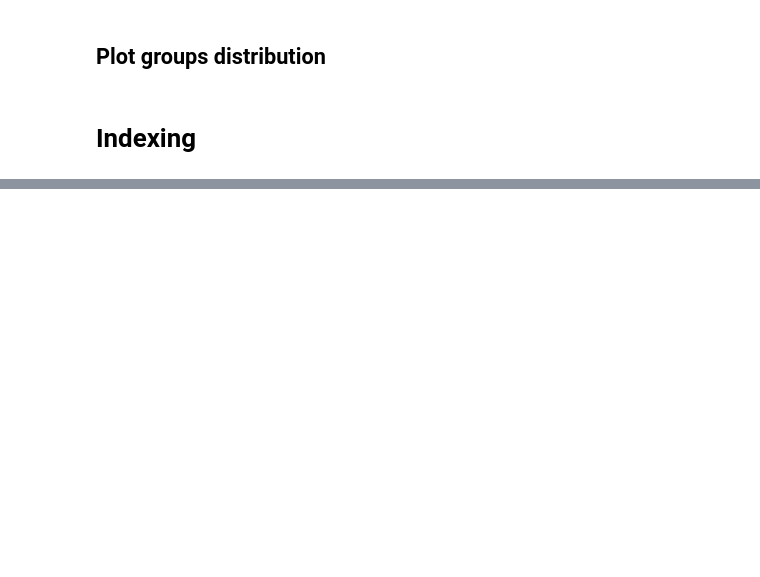
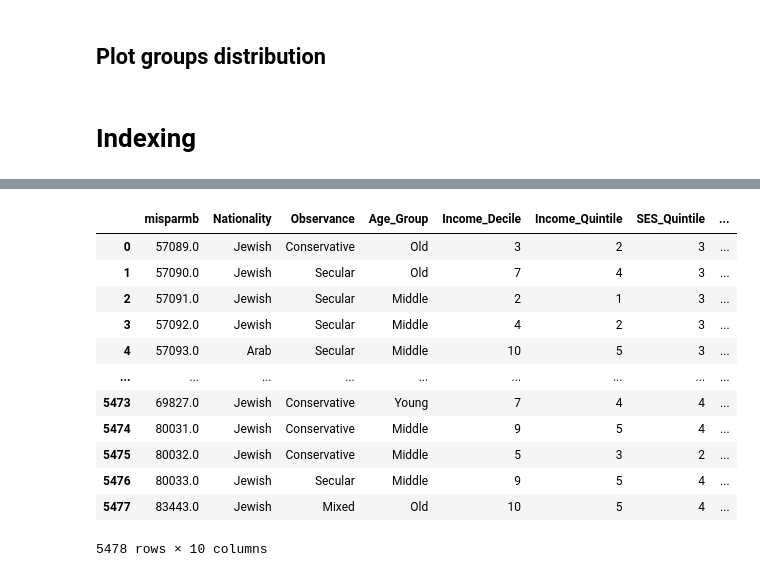
Before and after one commit to roykisluk/Inflation-Heterogeneity, a Jupyter notebook: Main.ipynb, the cells around one changed output, grey strips where cells are left out. Cells and saved outputs as stored; diff of their text form; code cells hidden in the pictures; blank space fills up the shorter version.

```diff
--- a/Main.ipynb
+++ b/Main.ipynb
@@ -145,0 +217,17 @@ plt.show()
+# %%
+year = 2022
+Groups[year]
+# %% [output]
+|  | misparmb | Nationality | Observance | Age_Group | Income_Decile | Income_Quintile | SES_Quintile | ... |
+| 0 | 57089.0 | Jewish | Conservative | Old | 3 | 2 | 3 | ... |
+| 1 | 57090.0 | Jewish | Secular | Old | 7 | 4 | 3 | ... |
+| 2 | 57091.0 | Jewish | Secular | Middle | 2 | 1 | 3 | ... |
+| 3 | 57092.0 | Jewish | Secular | Middle | 4 | 2 | 3 | ... |
+| 4 | 57093.0 | Arab | Secular | Middle | 10 | 5 | 3 | ... |
+| ... | ... | ... | ... | ... | ... | ... | ... | ... |
+| 5473 | 69827.0 | Jewish | Conservative | Young | 7 | 4 | 4 | ... |
+| 5474 | 80031.0 | Jewish | Conservative | Middle | 9 | 5 | 4 | ... |
+| 5475 | 80032.0 | Jewish | Conservative | Middle | 5 | 3 | 2 | ... |
+| 5476 | 80033.0 | Jewish | Secular | Middle | 9 | 5 | 4 | ... |
+| 5477 | 83443.0 | Jewish | Mixed | Old | 10 | 5 | 4 | ... |
+5478 rows × 10 columns
```
Also changed, not shown: parts of 6 cells of this notebook, 2 other files.
